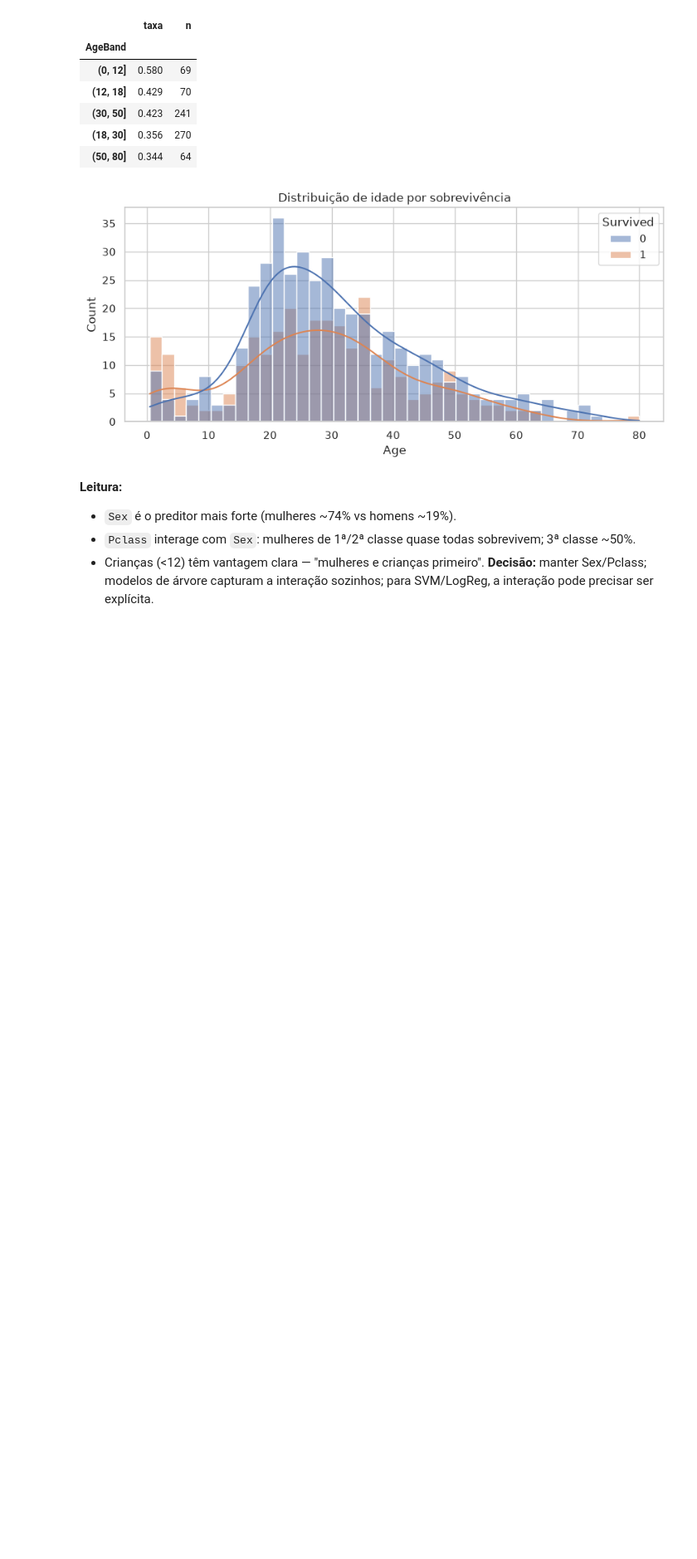
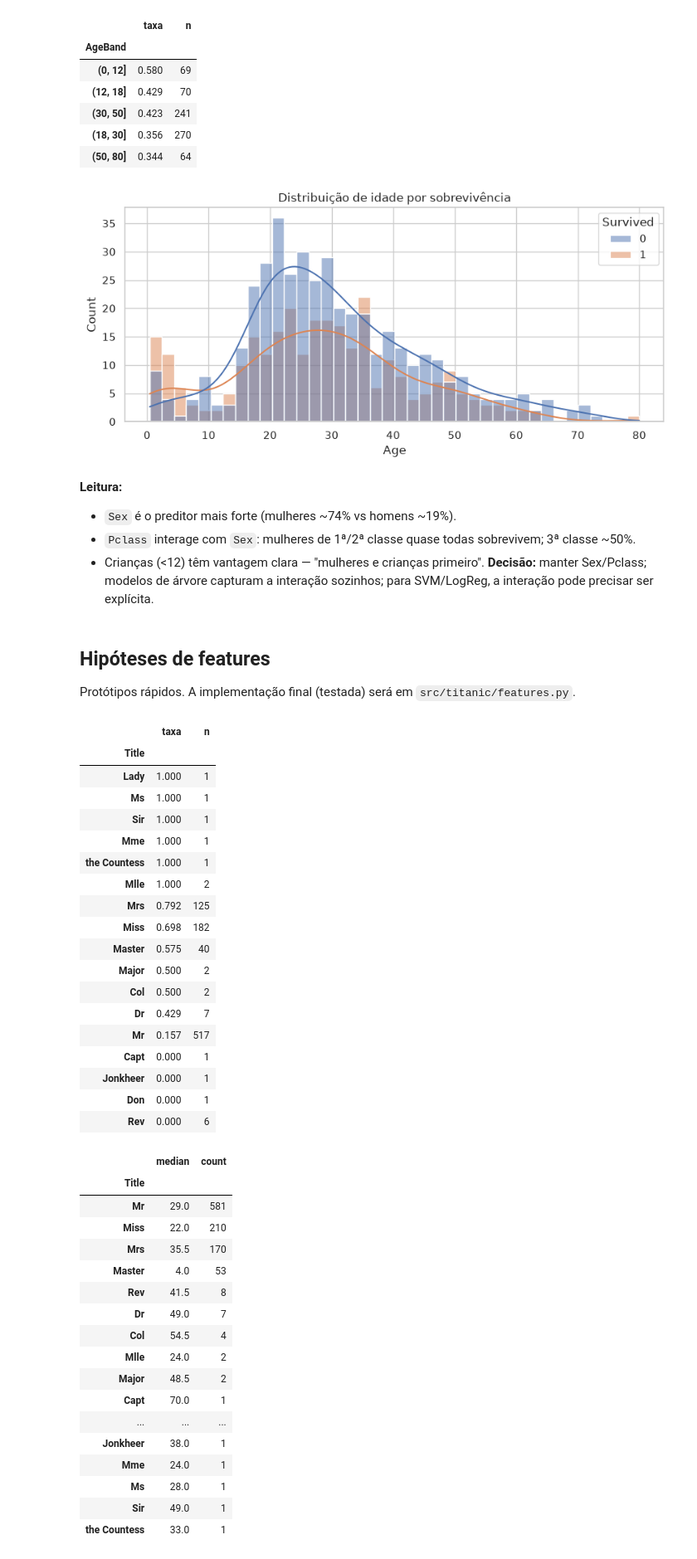
Before and after one commit to RToyoyama/titanic-duelo-final, a Jupyter notebook: notebooks/01_eda.ipynb, the cells around one changed output. Shown at 83% size. Drawn from its saved outputs; the diff is of its cells as text; code cells hidden in the pictures; blank space fills up the shorter version.

```diff
--- a/notebooks/01_eda.ipynb
+++ b/notebooks/01_eda.ipynb
@@ -132,3 +133,50 @@ survival_table(train.assign(AgeBand=age_bands), "AgeBand")
 - `Pclass` interage com `Sex`: mulheres de 1ª/2ª classe quase todas sobrevivem; 3ª classe ~50%.
 - Crianças (<12) têm vantagem clara — "mulheres e crianças primeiro".
 **Decisão:** manter Sex/Pclass; modelos de árvore capturam a interação sozinhos; para SVM/LogReg, a interação pode precisar ser explícita.
+# %% [markdown]
+## Hipóteses de features
+Protótipos rápidos. A implementação final (testada) será em `src/titanic/features.py`.
+# %%
+full["Title"] = full["Name"].str.extract(r",\s*([^\.]+)\.", expand=False).str.strip()
+tr = full[full["dataset"] == "train"]
+
+display(survival_table(tr, "Title"))
+full.groupby("Title")["Age"].agg(["median", "count"]).sort_values("count", ascending=False)
+# %% [output]
+|  | taxa | n |
+| Title |  |  |
+| Lady | 1.000 | 1 |
+| Ms | 1.000 | 1 |
+| Sir | 1.000 | 1 |
+| Mme | 1.000 | 1 |
+| the Countess | 1.000 | 1 |
+| Mlle | 1.000 | 2 |
+| Mrs | 0.792 | 125 |
+| Miss | 0.698 | 182 |
+| Master | 0.575 | 40 |
+| Major | 0.500 | 2 |
+| Col | 0.500 | 2 |
+| Dr | 0.429 | 7 |
+| Mr | 0.157 | 517 |
+| Capt | 0.000 | 1 |
+| Jonkheer | 0.000 | 1 |
+| Don | 0.000 | 1 |
+| Rev | 0.000 | 6 |
+|  | median | count |
+| Title |  |  |
+| Mr | 29.0 | 581 |
+| Miss | 22.0 | 210 |
+| Mrs | 35.5 | 170 |
+| Master | 4.0 | 53 |
+| Rev | 41.5 | 8 |
+| Dr | 49.0 | 7 |
+| Col | 54.5 | 4 |
+| Mlle | 24.0 | 2 |
+| Major | 48.5 | 2 |
+| Capt | 70.0 | 1 |
+| ... | ... | ... |
+| Jonkheer | 38.0 | 1 |
+| Mme | 24.0 | 1 |
+| Ms | 28.0 | 1 |
+| Sir | 49.0 | 1 |
+| the Countess | 33.0 | 1 |
```
Also changed, not shown: parts of 7 cells of this notebook, 1 other file.
